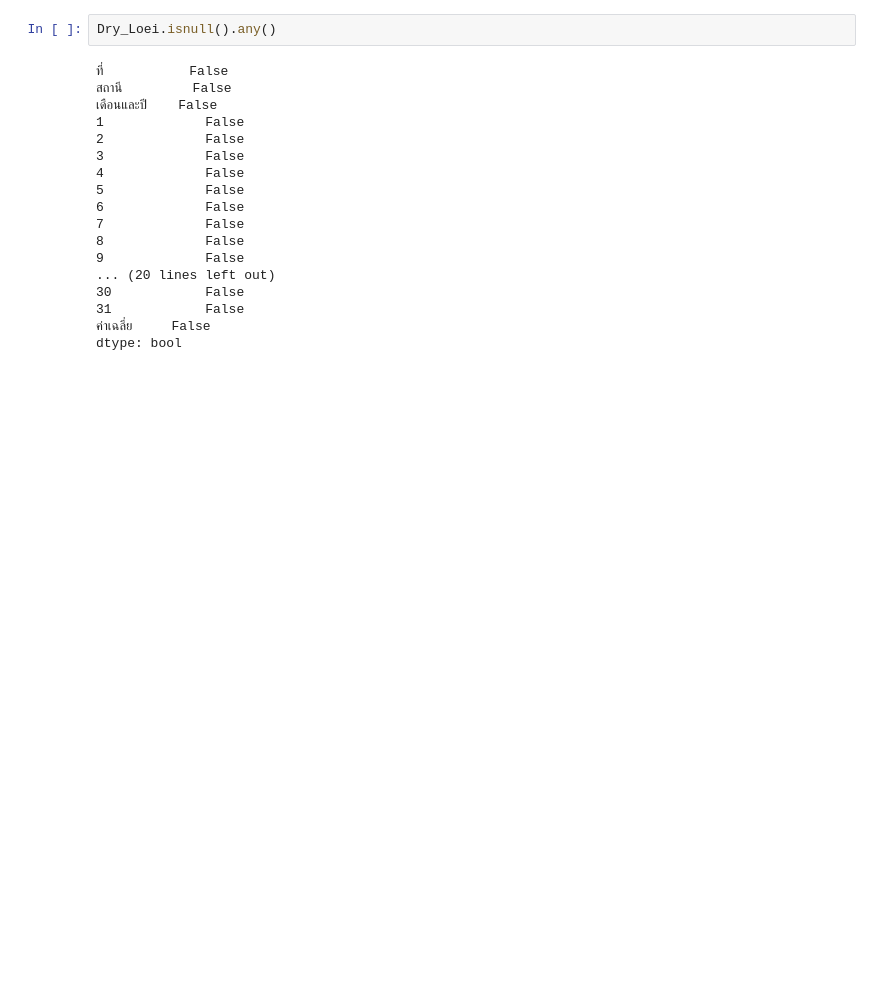
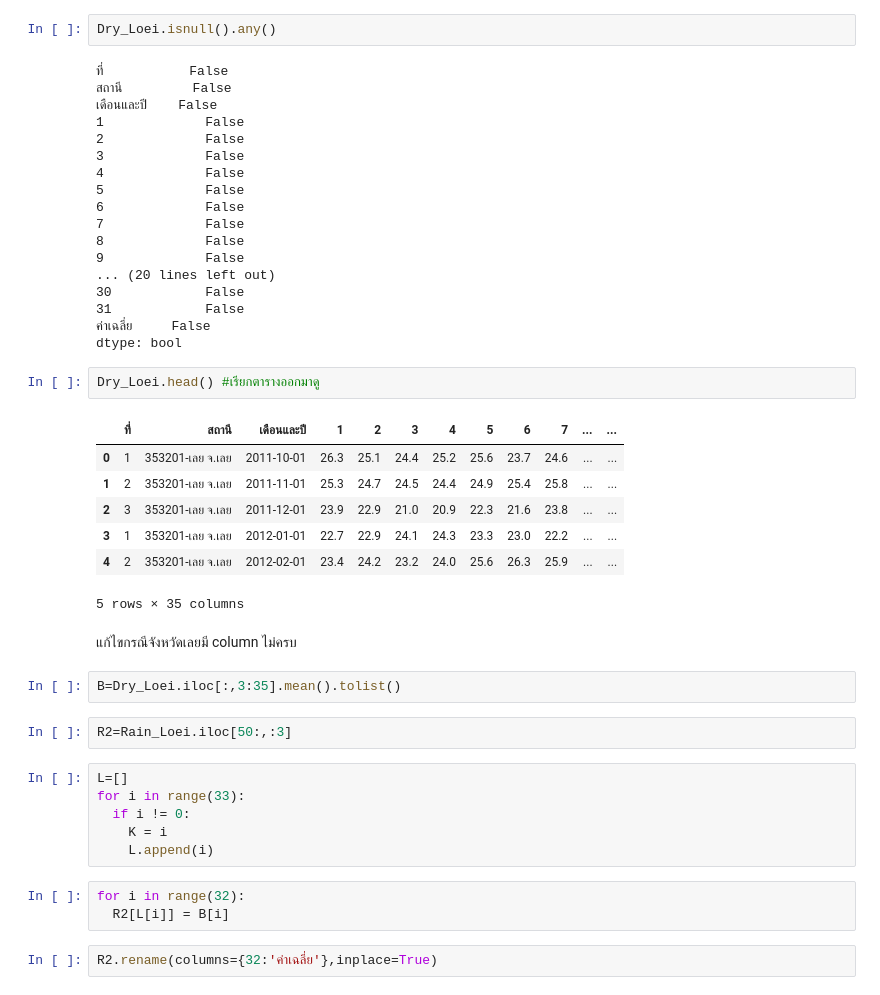
Before and after one commit to Piyaphat23/BSC_DPDM23, a Jupyter notebook: midterm_bscdpdm23.ipynb, the cells around one changed output. Cells and saved outputs as stored; diff of their text form; blank space fills up the shorter version.

```diff
--- a/midterm_bscdpdm23.ipynb
+++ b/midterm_bscdpdm23.ipynb
@@ -2427,3 +2477,30 @@ Dry_Loei.isnull().any()
 31            False
 ค่าเฉลี่ย     False
 dtype: bool
+# %%
+Dry_Loei.head() #เรียกตารางออกมาดู
+# %% [output]
+|  | ที่ | สถานี | เดือนและปี | 1 | 2 | 3 | 4 | 5 | 6 | 7 | ... | ... |
+| 0 | 1 | 353201-เลย จ.เลย | 2011-10-01 | 26.3 | 25.1 | 24.4 | 25.2 | 25.6 | 23.7 | 24.6 | ... | ... |
+| 1 | 2 | 353201-เลย จ.เลย | 2011-11-01 | 25.3 | 24.7 | 24.5 | 24.4 | 24.9 | 25.4 | 25.8 | ... | ... |
+| 2 | 3 | 353201-เลย จ.เลย | 2011-12-01 | 23.9 | 22.9 | 21.0 | 20.9 | 22.3 | 21.6 | 23.8 | ... | ... |
+| 3 | 1 | 353201-เลย จ.เลย | 2012-01-01 | 22.7 | 22.9 | 24.1 | 24.3 | 23.3 | 23.0 | 22.2 | ... | ... |
+| 4 | 2 | 353201-เลย จ.เลย | 2012-02-01 | 23.4 | 24.2 | 23.2 | 24.0 | 25.6 | 26.3 | 25.9 | ... | ... |
+5 rows × 35 columns
+# %% [markdown]
+แก้ไขกรณีจังหวัดเลยมี column ไม่ครบ
+# %%
+B=Dry_Loei.iloc[:,3:35].mean().tolist()
+# %%
+R2=Rain_Loei.iloc[50:,:3]
+# %%
+L=[]
+for i in range(33):
+  if i != 0:
+    K = i
+    L.append(i)
+# %%
+for i in range(32):
+  R2[L[i]] = B[i]
+# %%
+R2.rename(columns={32:'ค่าเฉลี่ย'},inplace=True)
```
Also changed, not shown: parts of 19 cells of this notebook.
